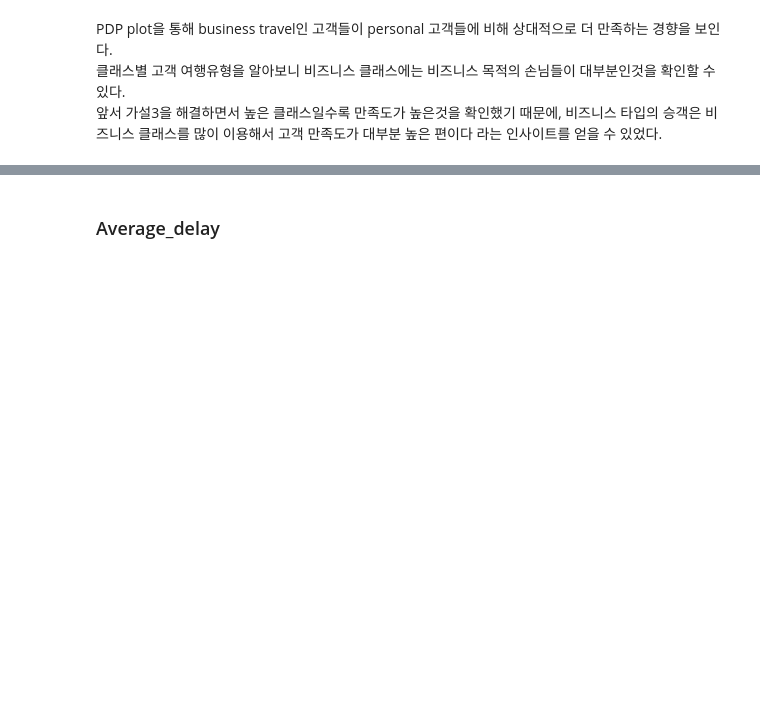
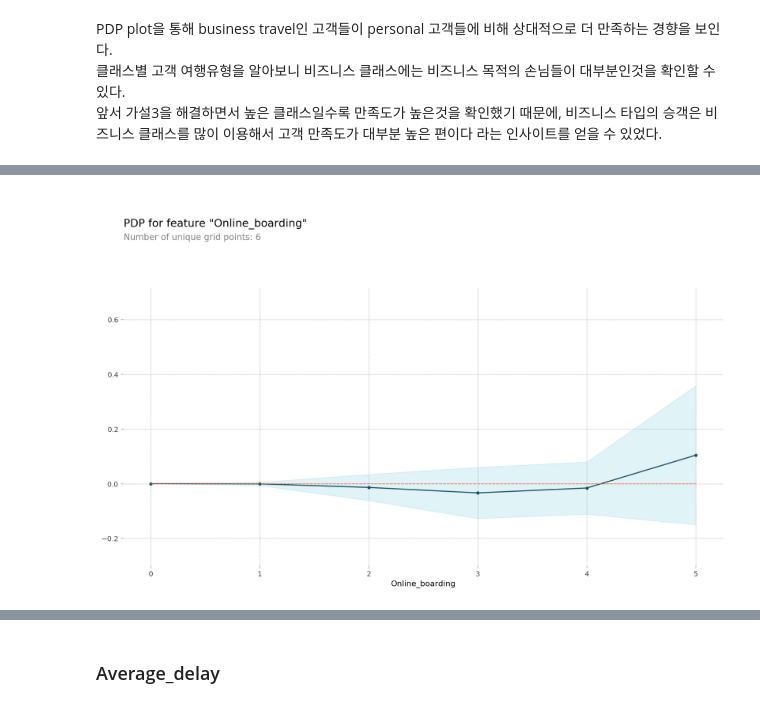
Before and after one commit to SYKIM5396/Airline_Satisfaction, a Jupyter notebook: Part4_6.ipynb, the cells around one changed output, grey strips where cells are left out. Saved outputs shown, nothing was run; the diff lists cells and outputs as text; code cells hidden in the pictures; blank space fills up the shorter version.

```diff
--- a/Part4_6.ipynb
+++ b/Part4_6.ipynb
@@ -282,0 +317,14 @@ PDP plot을 통해 business travel인 고객들이 personal 고객들에 비해
+# %%
+target_feature = 'Online_boarding'
+
+isolated = pdp_isolate(
+    model=model,
+    dataset=X_test_preprocessed,
+    model_features=X_test_preprocessed.columns,
+    feature=target_feature,
+    grid_type="percentile",
+)
+pdp_plot(isolated, feature_name=target_feature)
+plt.show()
+# %% [output]
+[figure, added]
```
Also changed, not shown: parts of 9 cells of this notebook.
